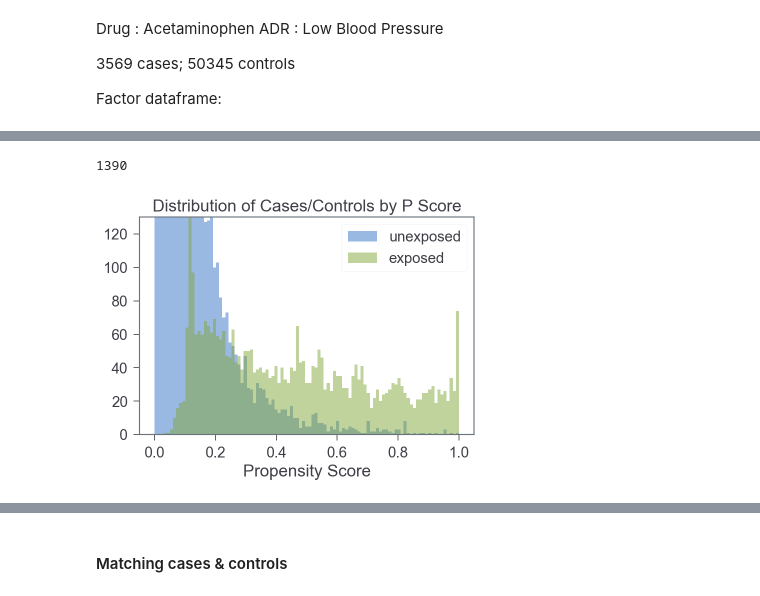
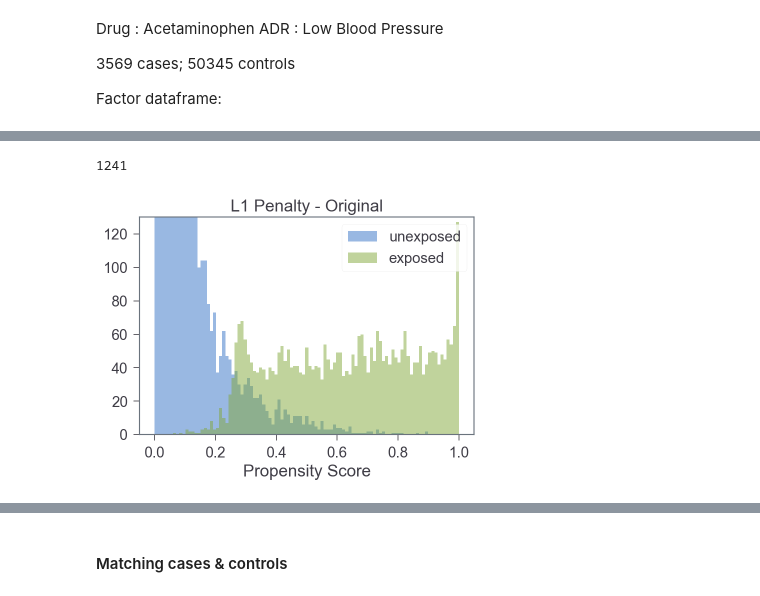
Before and after one commit to tatonetti-lab/sex_risks, a Jupyter notebook: Drugs with Sex Risks.ipynb, the cells around one changed output, grey strips where cells are left out. Drawn from its saved outputs; the diff is of its cells as text; code cells hidden in the pictures.

```diff
--- a/Drugs with Sex Risks.ipynb
+++ b/Drugs with Sex Risks.ipynb
@@ -2554,28 +2544,28 @@ X = TRIAL_PSM.drop(['sex','Acetaminophen'],axis=1)
 
 from sklearn.linear_model import LogisticRegression
 
-propensity = LogisticRegression(C=1)
+propensity = LogisticRegression(penalty='l1')
 propensity = propensity.fit(X,y)
 pscore = propensity.predict_proba(X)[:,1]
 
 TRIAL_PSM['Propensity'] = pscore
 # %%
-len([b for b in sorted(np.abs(propensity.coef_[0])) if b > 0.01])
+len([b for b in (np.abs(propensity.coef_[0])) if b > 0.01])
 # %% [output]
-1390
+1241
 # %%
 #hist
 
 exposed = TRIAL_PSM.query('Acetaminophen==1')
 unexposed = TRIAL_PSM.query('Acetaminophen==0')
 bins = np.linspace(0, 1, 100)
 
 plt.hist(unexposed.Propensity, bins, alpha=0.5, label='unexposed')
 plt.hist(exposed.Propensity, bins, alpha=0.5, label='exposed')
 plt.ylim(0,130)
-plt.title("Distribution of Cases/Controls by P Score")
+plt.title("L1 Penalty - Original")
 plt.xlabel("Propensity Score")
 plt.legend(loc='upper right')
 plt.show()
 # %% [output]
-[figure, old version]
+[figure, new version]
```
Also changed, not shown: parts of 14 cells of this notebook.
